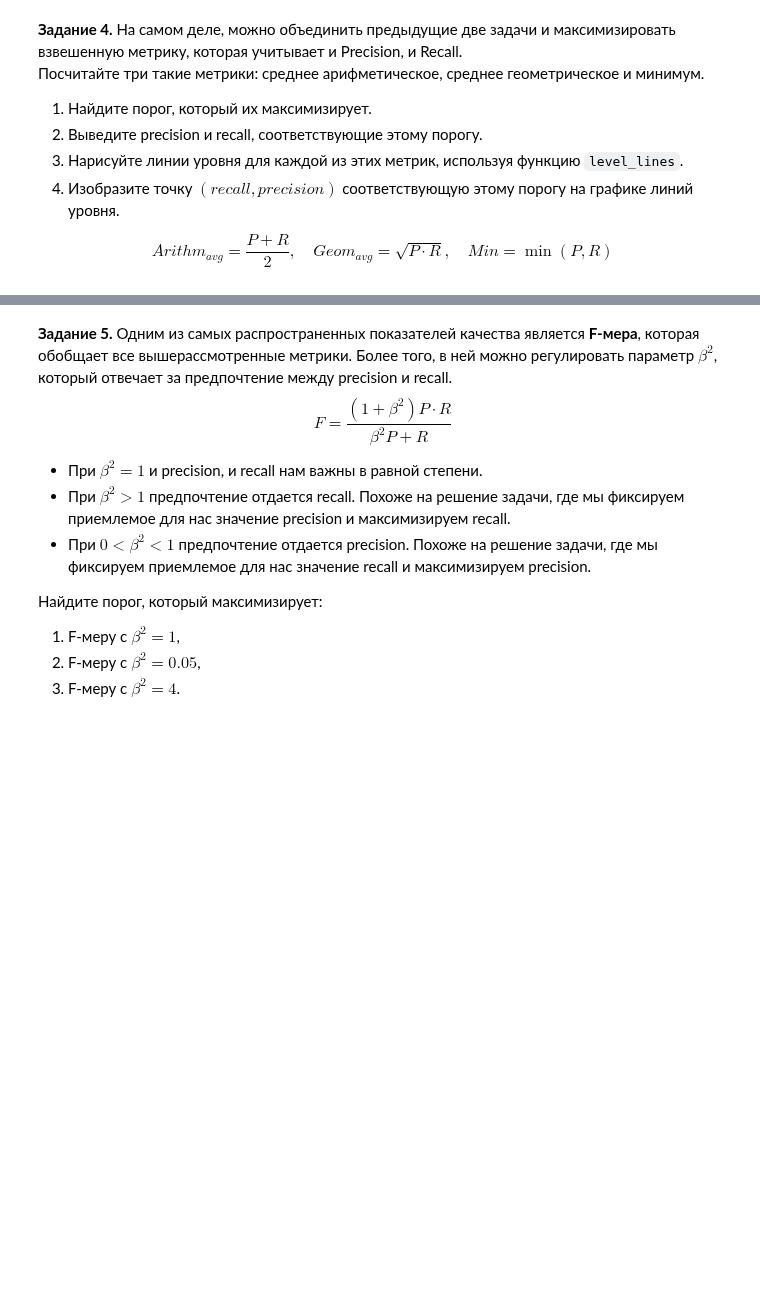
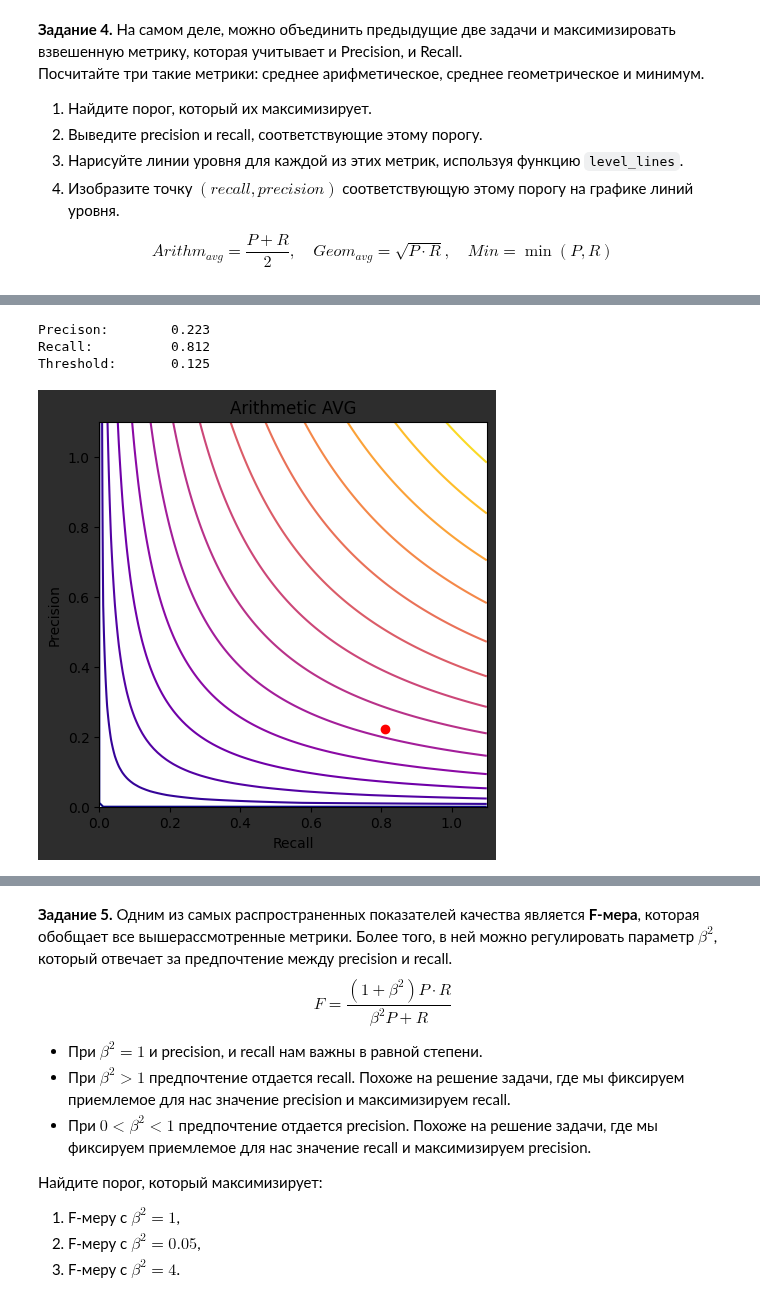
Before and after one commit to Alexey3250/Start_ML, a Jupyter notebook: Machine_learning/11_error_matrix/HW11.ipynb, the cells around one changed output, grey strips where cells are left out. Saved outputs shown, nothing was run; the diff lists cells and outputs as text; code cells hidden in the pictures; blank space fills up the shorter version.

```diff
--- a/Machine_learning/11_error_matrix/HW11.ipynb
+++ b/Machine_learning/11_error_matrix/HW11.ipynb
@@ -200,0 +341,21 @@ Threshold:       0.02198734808666288
+# %%
+### Повторите для среднего геометрического
+
+# Среднее геометрическое
+metric_func = lambda x, y: (x * y)**0.5
+
+# Среднее гармоническое
+arithm_idx = (metric_func(precision, recall)).argmax()
+
+print(f"Precison:\t {precision[arithm_idx]:.3f}")
+print(f"Recall: \t {recall[arithm_idx]:.3f}")
+print(f"Threshold:\t {thres[arithm_idx]:.3f}")
+
+# Построим график
+level_lines(metric_func, "Arithmetic AVG")
+plt.plot(recall[arithm_idx], precision[arithm_idx], 'ro');
+# %% [output]
+Precison:        0.223
+Recall:          0.812
+Threshold:       0.125
+[figure, added]
```
Also changed, not shown: parts of 34 cells of this notebook.
